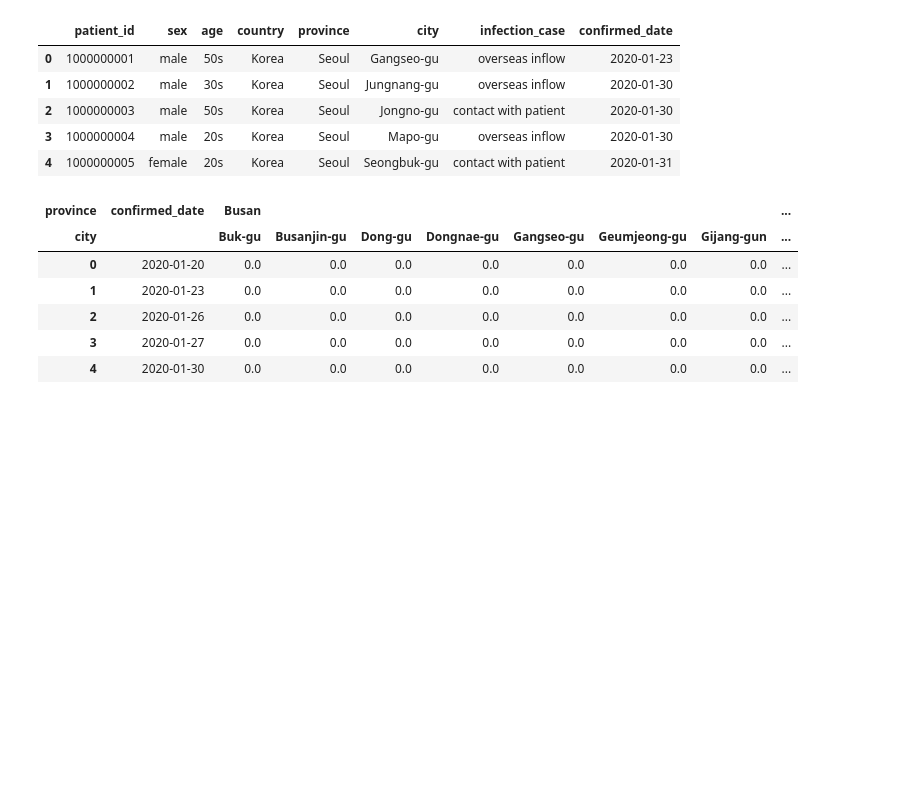
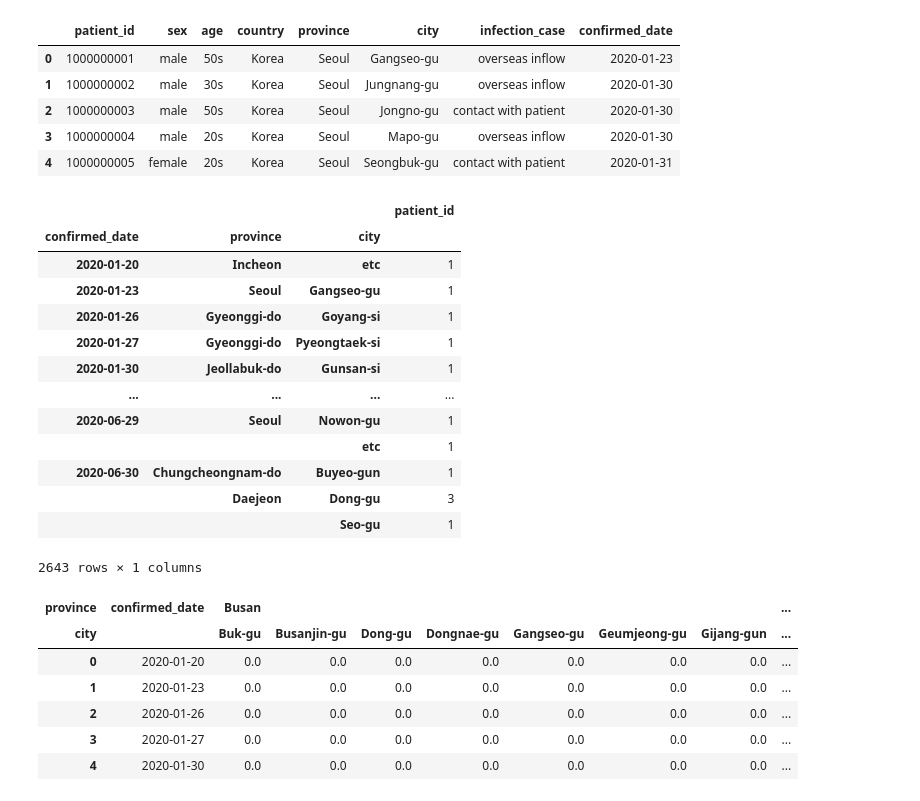
Before and after one commit to Hinterhalter/Jeju-Card-Use-Predict, a Jupyter notebook: COVID19_DATA.ipynb, the cells around one changed output. Drawn from its saved outputs; the diff is of its cells as text; code cells hidden in the pictures; blank space fills up the shorter version.

```diff
--- a/COVID19_DATA.ipynb
+++ b/COVID19_DATA.ipynb
@@ -24,6 +24,23 @@ cv.head()
 | 2 | 1000000003 | male | 50s | Korea | Seoul | Jongno-gu | contact with patient | 2020-01-30 |
 | 3 | 1000000004 | male | 20s | Korea | Seoul | Mapo-gu | overseas inflow | 2020-01-30 |
 | 4 | 1000000005 | female | 20s | Korea | Seoul | Seongbuk-gu | contact with patient | 2020-01-31 |
+# %%
+cv.groupby(['confirmed_date','province','city'])[['patient_id']].count()
+# %% [output]
+|  |  |  | patient_id |
+| confirmed_date | province | city |  |
+| 2020-01-20 | Incheon | etc | 1 |
+| 2020-01-23 | Seoul | Gangseo-gu | 1 |
+| 2020-01-26 | Gyeonggi-do | Goyang-si | 1 |
+| 2020-01-27 | Gyeonggi-do | Pyeongtaek-si | 1 |
+| 2020-01-30 | Jeollabuk-do | Gunsan-si | 1 |
+| ... | ... | ... | ... |
+| 2020-06-29 | Seoul | Nowon-gu | 1 |
+|  |  | etc | 1 |
+| 2020-06-30 | Chungcheongnam-do | Buyeo-gun | 1 |
+|  | Daejeon | Dong-gu | 3 |
+|  |  | Seo-gu | 1 |
+2643 rows × 1 columns
 # %%
 df = cv.pivot_table(index='confirmed_date',
                columns=['province','city'],
```
Also changed, not shown: parts of 1 cell of this notebook, 1 other file.
